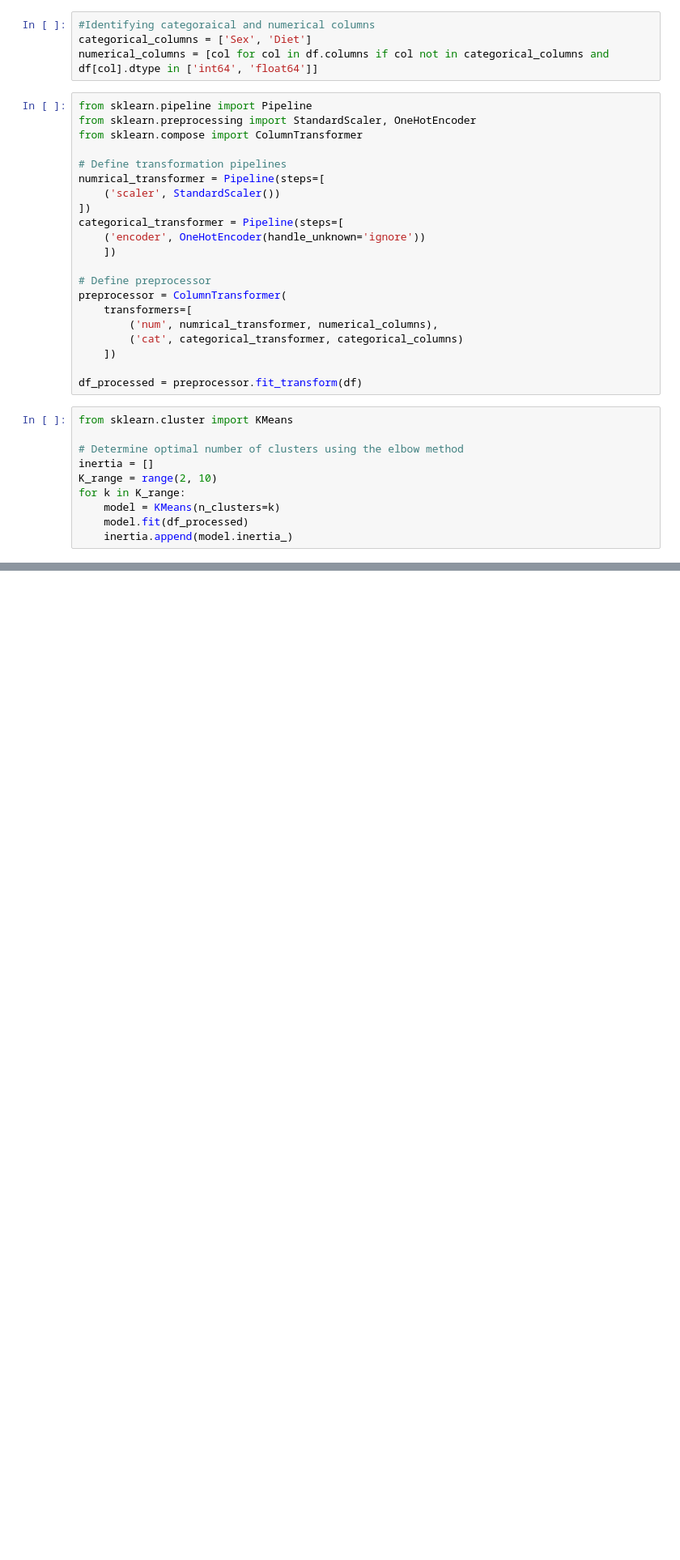
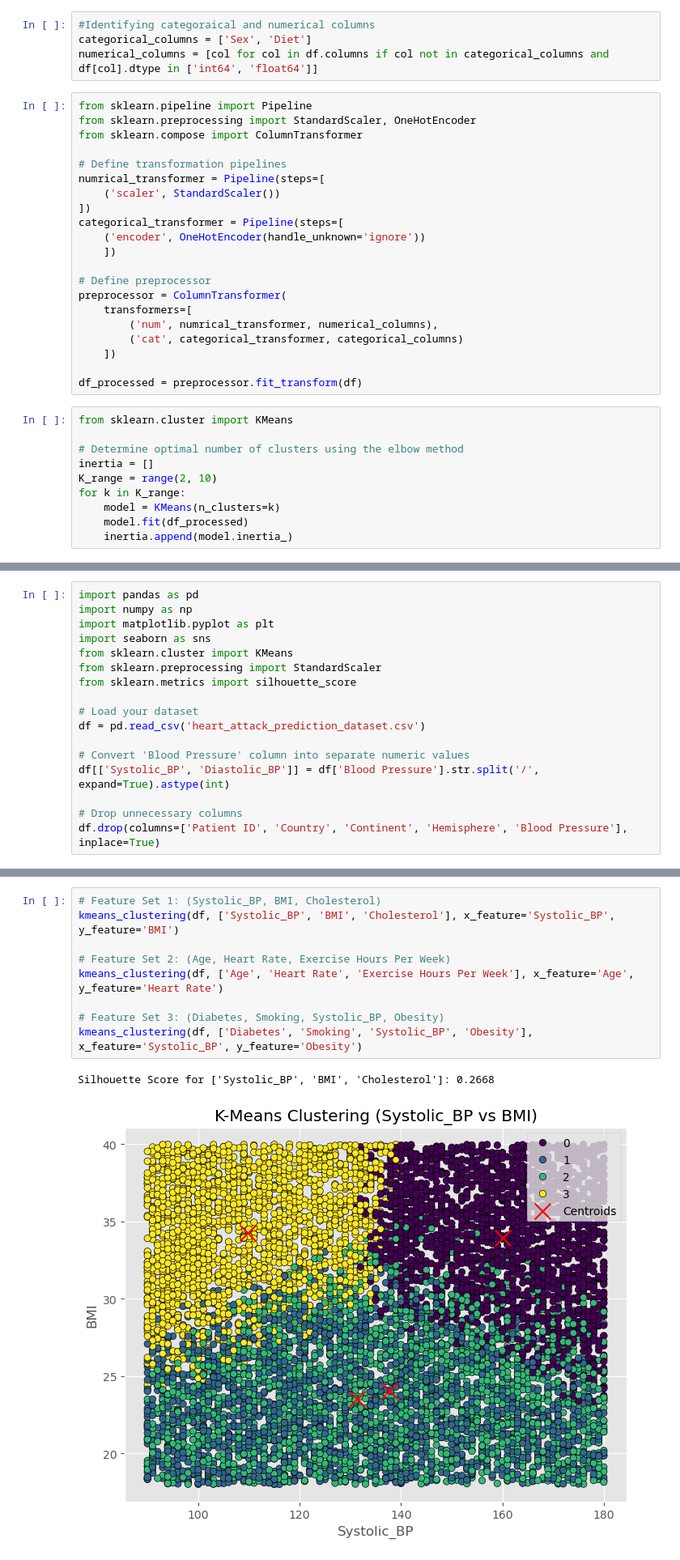
Before and after one commit to guppynib/group3-project2-03062025, a Jupyter notebook: K_means_clustering/KMeans.ipynb, the cells around one changed output, grey strips where cells are left out. Shown at 81% size. Cells and saved outputs as stored; diff of their text form; blank space fills up the shorter version.

```diff
--- a/K_means_clustering/KMeans.ipynb
+++ b/K_means_clustering/KMeans.ipynb
@@ -134,0 +135,17 @@ plt.show()
+# %%
+import pandas as pd
+import numpy as np
+import matplotlib.pyplot as plt
+import seaborn as sns
+from sklearn.cluster import KMeans
+from sklearn.preprocessing import StandardScaler
+from sklearn.metrics import silhouette_score
+
+# Load your dataset
+df = pd.read_csv('heart_attack_prediction_dataset.csv')
+
+# Convert 'Blood Pressure' column into separate numeric values
+df[['Systolic_BP', 'Diastolic_BP']] = df['Blood Pressure'].str.split('/', expand=True).astype(int)
+
+# Drop unnecessary columns
+df.drop(columns=['Patient ID', 'Country', 'Continent', 'Hemisphere', 'Blood Pressure'], inplace=True)
@@ -134,0 +189,12 @@ plt.show()
+# %%
+# Feature Set 1: (Systolic_BP, BMI, Cholesterol)
+kmeans_clustering(df, ['Systolic_BP', 'BMI', 'Cholesterol'], x_feature='Systolic_BP', y_feature='BMI')
+
+# Feature Set 2: (Age, Heart Rate, Exercise Hours Per Week)
+kmeans_clustering(df, ['Age', 'Heart Rate', 'Exercise Hours Per Week'], x_feature='Age', y_feature='Heart Rate')
+
+# Feature Set 3: (Diabetes, Smoking, Systolic_BP, Obesity)
+kmeans_clustering(df, ['Diabetes', 'Smoking', 'Systolic_BP', 'Obesity'], x_feature='Systolic_BP', y_feature='Obesity')
+# %% [output]
+Silhouette Score for ['Systolic_BP', 'BMI', 'Cholesterol']: 0.2668
+[figure, added]
```
Also changed, not shown: parts of 17 cells of this notebook.
